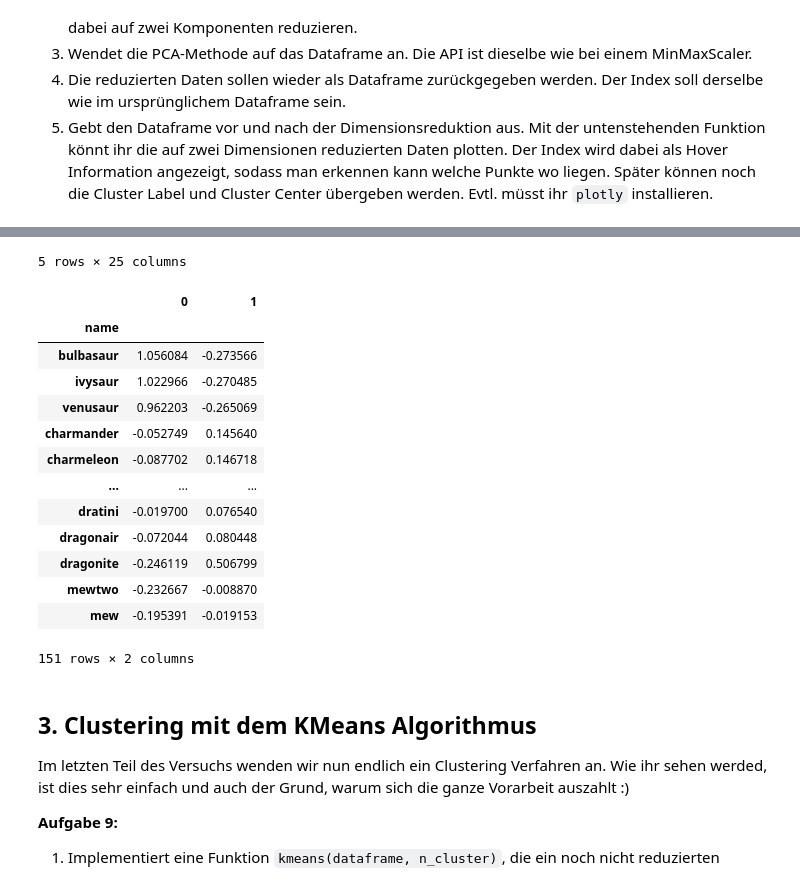
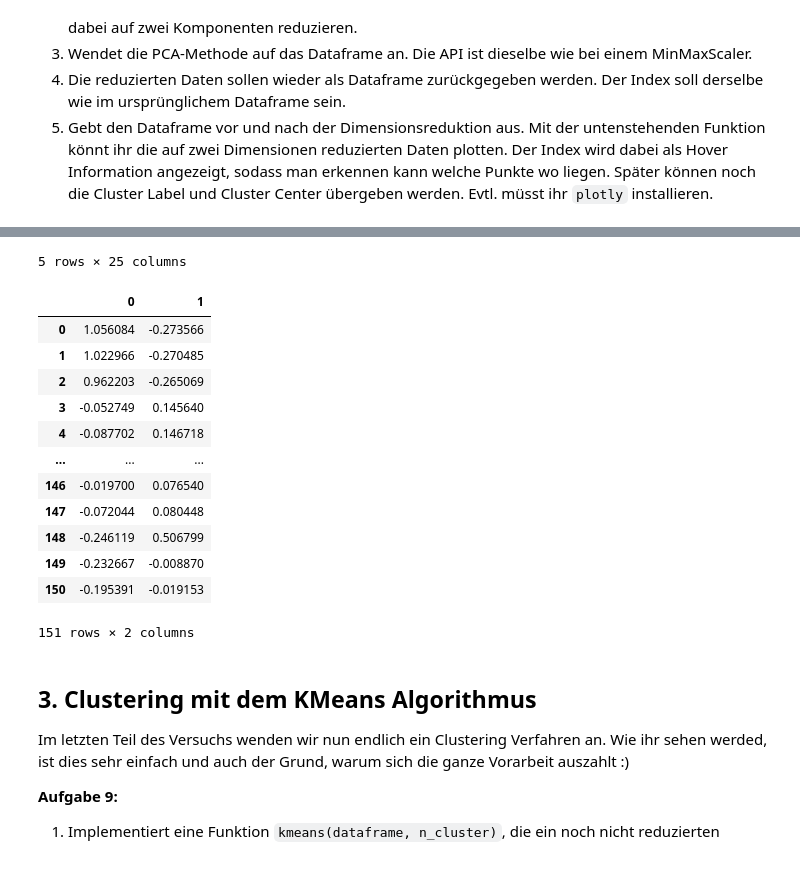
Before and after one commit to Branchverse/datamininglecture, a Jupyter notebook: 4_pokemon_clustering/VersuchPokemonClustering.ipynb, the cells around one changed output, grey strips where cells are left out. Drawn from its saved outputs; the diff is of its cells as text; code cells hidden in the pictures.

```diff
--- a/4_pokemon_clustering/VersuchPokemonClustering.ipynb
+++ b/4_pokemon_clustering/VersuchPokemonClustering.ipynb
@@ -576,40 +578,38 @@ def plot_pca_data(pca_dataframe, c_labels=None, c_center=None):
 # %%
 #Aufgabe 8
 #1 #2 #3 #4 #5
 
 def apply_pca(dataframe):
-    display(dataframe.head())
     from sklearn.decomposition import PCA
     pca = PCA(n_components=2)
     pca.fit(dataframe)
-    transformed = pd.DataFrame(pca.transform(dataframe), index=dataframe.index)
-    plot_pca_data(transformed, c_labels=None, c_center=None)
+    transformed = pd.DataFrame(pca.transform(dataframe))
     return transformed
 
+display(df_scaled.head())
 pca_df = apply_pca(df_scaled)
 display(pca_df)
 # %% [output]
 |  | height | weight | hp | attack | defense | special-attack | special-defense | speed | grass | ... |
 | name |  |  |  |  |  |  |  |  |  | ... |
 | bulbasaur | 0.058140 | 0.014786 | 0.145833 | 0.341085 | 0.251429 | 0.359712 | 0.428571 | 0.222222 | 1.0 | ... |
 | ivysaur | 0.093023 | 0.028050 | 0.208333 | 0.441860 | 0.331429 | 0.467626 | 0.571429 | 0.333333 | 1.0 | ... |
 | venusaur | 0.209302 | 0.217221 | 0.291667 | 0.596899 | 0.445714 | 0.611511 | 0.761905 | 0.481481 | 1.0 | ... |
 | charmander | 0.046512 | 0.018265 | 0.120833 | 0.364341 | 0.217143 | 0.323741 | 0.285714 | 0.370370 | 0.0 | ... |
 | charmeleon | 0.104651 | 0.041096 | 0.200000 | 0.457364 | 0.302857 | 0.467626 | 0.428571 | 0.481481 | 0.0 | ... |
 5 rows × 25 columns
 |  | 0 | 1 |
-| name |  |  |
-| bulbasaur | 1.056084 | -0.273566 |
-| ivysaur | 1.022966 | -0.270485 |
-| venusaur | 0.962203 | -0.265069 |
-| charmander | -0.052749 | 0.145640 |
-| charmeleon | -0.087702 | 0.146718 |
+| 0 | 1.056084 | -0.273566 |
+| 1 | 1.022966 | -0.270485 |
+| 2 | 0.962203 | -0.265069 |
+| 3 | -0.052749 | 0.145640 |
+| 4 | -0.087702 | 0.146718 |
 | ... | ... | ... |
-| dratini | -0.019700 | 0.076540 |
-| dragonair | -0.072044 | 0.080448 |
-| dragonite | -0.246119 | 0.506799 |
-| mewtwo | -0.232667 | -0.008870 |
-| mew | -0.195391 | -0.019153 |
+| 146 | -0.019700 | 0.076540 |
+| 147 | -0.072044 | 0.080448 |
+| 148 | -0.246119 | 0.506799 |
+| 149 | -0.232667 | -0.008870 |
+| 150 | -0.195391 | -0.019153 |
 151 rows × 2 columns
 # %% [markdown]
 ## 3. Clustering mit dem KMeans Algorithmus
```
Also changed, not shown: parts of 5 cells of this notebook.
